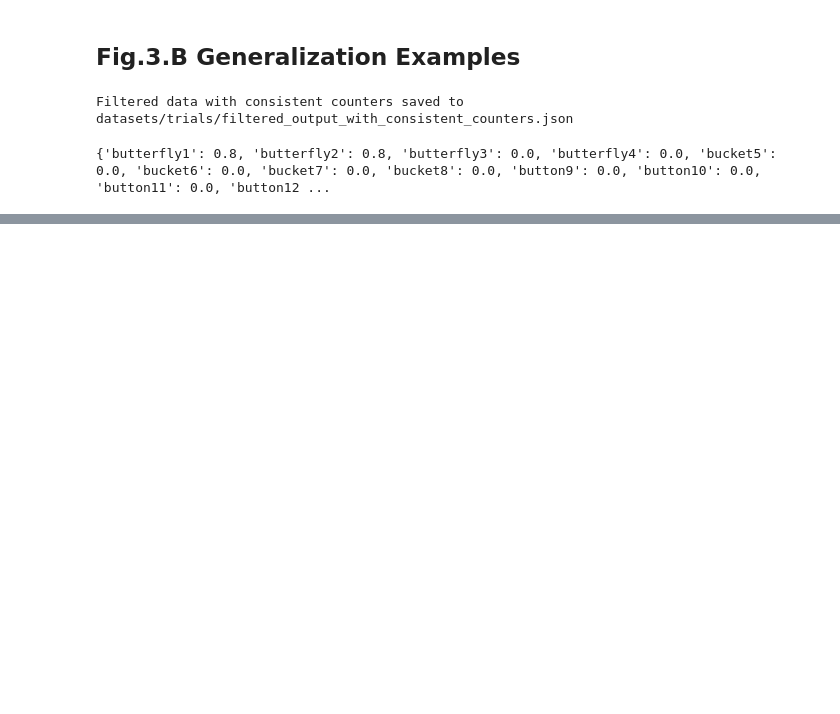
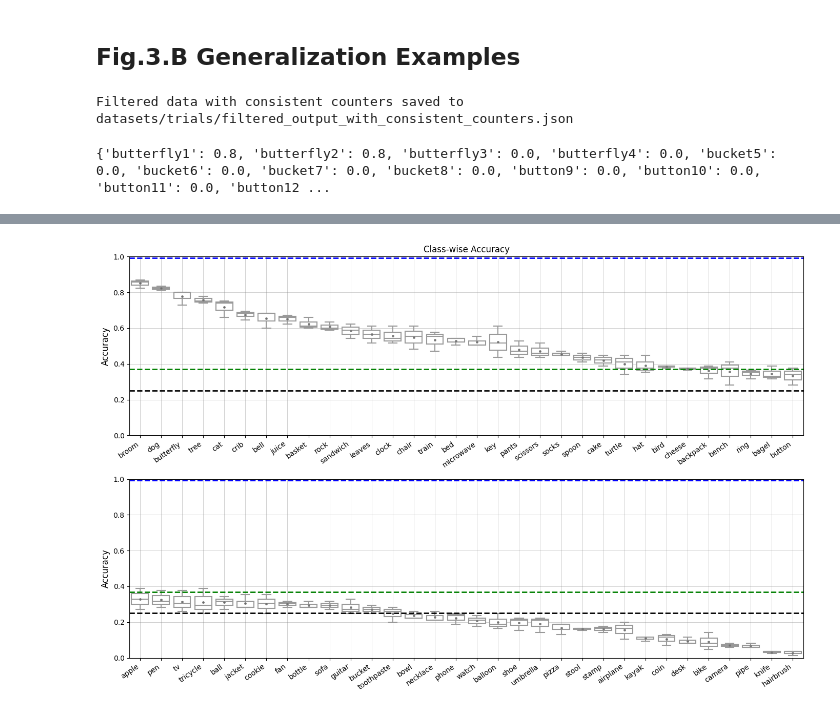
Before and after one commit to Kexueyi/CVCL2024-repro, a Jupyter notebook: cvcl_plt_reproduce.ipynb, the cells around one changed output, grey strips where cells are left out. Cells and saved outputs as stored; diff of their text form; code cells hidden in the pictures; blank space fills up the shorter version.

```diff
--- a/cvcl_plt_reproduce.ipynb
+++ b/cvcl_plt_reproduce.ipynb
@@ -139,0 +87,72 @@ plt.show()
+# %%
+import json
+import pandas as pd
+import numpy as np
+import matplotlib.pyplot as plt
+import glob
+import seaborn as sns
+
+files = glob.glob('results/trial_*_08-20_*.json')
+data_list = []
+cvcl_overall_acc = []
+clip_overall_acc = []
+
+for file in files:
+    with open(file, 'r') as f:
+        data = json.load(f)
+        if data['args']['model'] != 'clip':
+            cvcl_overall_acc.append(data['overall_accuracy'])
+            for category, accuracy in data['class_accuracy'].items():
+                seed = file.split('_')[1].split('.')[0]
+                data_list.append({
+                    'Category': category,
+                    'Accuracy': accuracy,
+                    'Seed': seed
+                })
+        elif data['args']['model'] == 'clip':
+            clip_overall_acc.append(data['overall_accuracy'])
+
+cvcl_avg = np.mean(cvcl_overall_acc)
+clip_avg = np.mean(clip_overall_acc)
+
+df_all = pd.DataFrame(data_list)
+df_all['Mean_Accuracy'] = df_all.groupby('Category')['Accuracy'].transform('mean')
+df_all = df_all.sort_values(by='Mean_Accuracy', ascending=False)
+
+categories = df_all['Category'].unique()
+half = len(categories) // 2
+first_half = categories[:half]
+second_half = categories[half:]
+
+df_first_half = df_all[df_all['Category'].isin(first_half)]
+df_second_half = df_all[df_all['Category'].isin(second_half)]
+
+fig, axs = plt.subplots(2, 1, figsize=(14, 9), sharey=True)
+
+# Mean properties for the mean point
+meanpointprops = dict(marker='o', markeredgecolor='gray', markerfacecolor='dimgrey', markersize=2.5)
+
+sns.boxplot(x='Category', y='Accuracy', data=df_first_half, ax=axs[0], color='white',
+            fliersize=2, linewidth=1.5, showmeans=True, meanprops=meanpointprops)
+axs[0].set_xticklabels(axs[0].get_xticklabels(), rotation=35, ha='right', fontsize=10)
+axs[0].set_title('Class-wise Accuracy', fontsize=12)
+axs[0].set_ylabel('Accuracy', fontsize=12)
+axs[0].set_xlabel('')
+
+sns.boxplot(x='Category', y='Accuracy', data=df_second_half, ax=axs[1], color='white',
+            fliersize=2, linewidth=1.5, showmeans=True, meanprops=meanpointprops)
+axs[1].set_xticklabels(axs[1].get_xticklabels(), rotation=35, ha='right', fontsize=10)
+axs[1].set_ylabel('Accuracy', fontsize=12)
+axs[1].set_xlabel('')
+
+for ax in axs:
+    ax.axhline(y=0.25, color='black', linestyle='--', linewidth=2.0)
+    ax.axhline(y=cvcl_avg, color='green', linestyle='--', linewidth=2.0)
+    ax.axhline(y=clip_avg, color='blue', linestyle='--', linewidth=2.0)
+    ax.grid(True, linestyle='-', linewidth='0.5', color='gray', alpha=0.5)
+    ax.set_ylim(0, 1)
+
+plt.tight_layout()
+plt.show()
+# %% [output]
+[figure, added]
```
Also changed, not shown: parts of 2 cells of this notebook, 8 other files.
